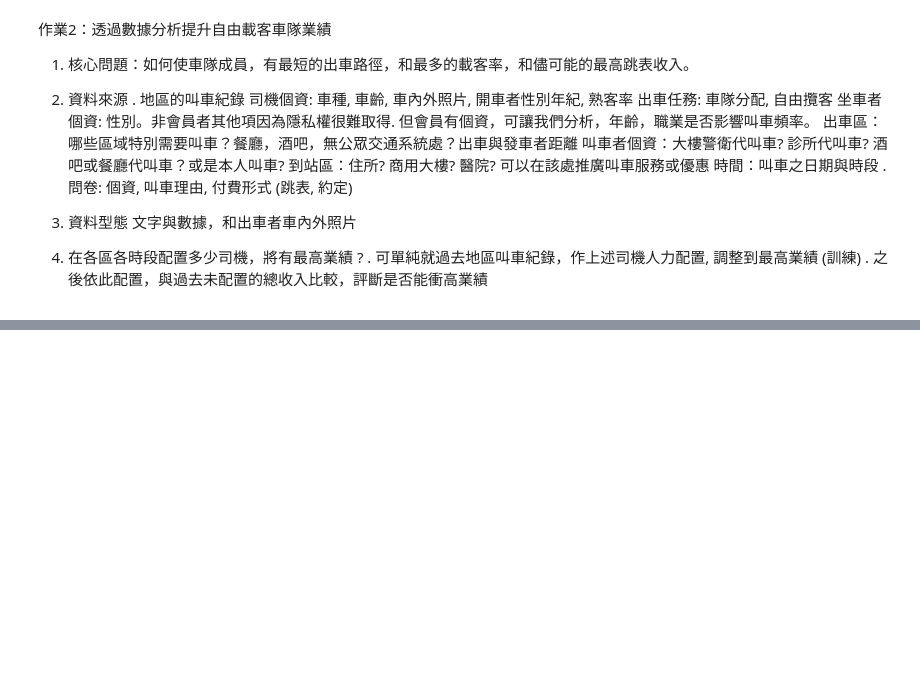
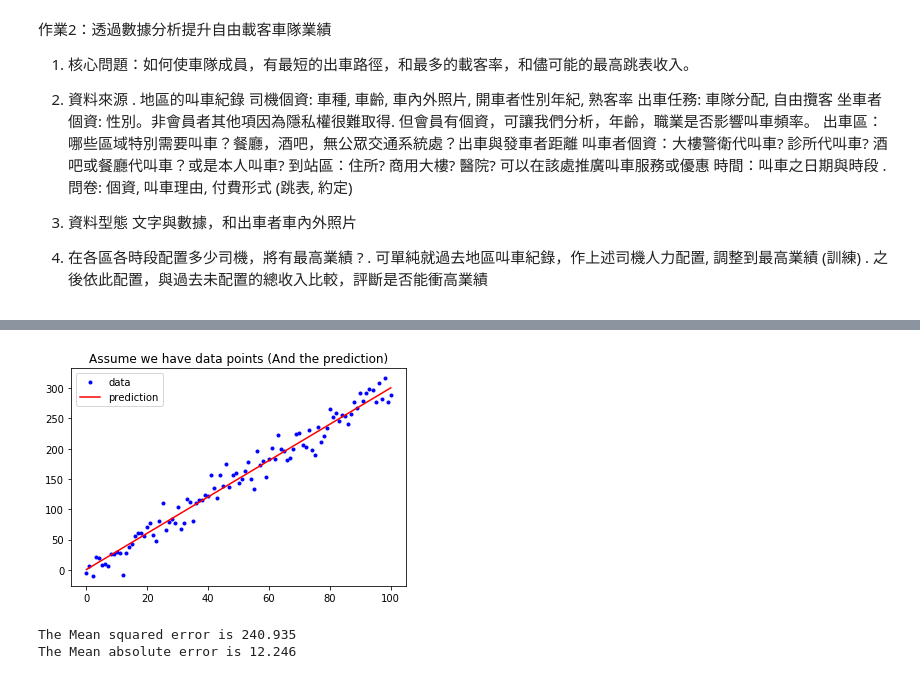
Before and after one commit to chiaminhsu/2nd-ML100Days, a Jupyter notebook: homework/Day_001_HW.ipynb, the cells around one changed output, grey strips where cells are left out. Cells and saved outputs as stored; diff of their text form; code cells hidden in the pictures; blank space fills up the shorter version.

```diff
--- a/homework/Day_001_HW.ipynb
+++ b/homework/Day_001_HW.ipynb
@@ -34,0 +77,18 @@
+# %%
+y_hat = x_lin * w + b
+plt.plot(x_lin, y, 'b.', label = 'data')
+plt.plot(x_lin, y_hat, 'r-', label = 'prediction')
+plt.title("Assume we have data points (And the prediction)")
+plt.legend(loc = 2)
+plt.show()
+# %% [output]
+[figure, added]
+# %%
+# 執行 Function, 確認有沒有正常執行
+MSE = mean_squared_error(y, y_hat)
+MAE = mean_absolute_error(y, y_hat)
+print("The Mean squared error is %.3f" % (MSE))
+print("The Mean absolute error is %.3f" % (MAE))
+# %% [output]
+The Mean squared error is 240.935
+The Mean absolute error is 12.246
```
Also changed, not shown: parts of 4 cells of this notebook.
